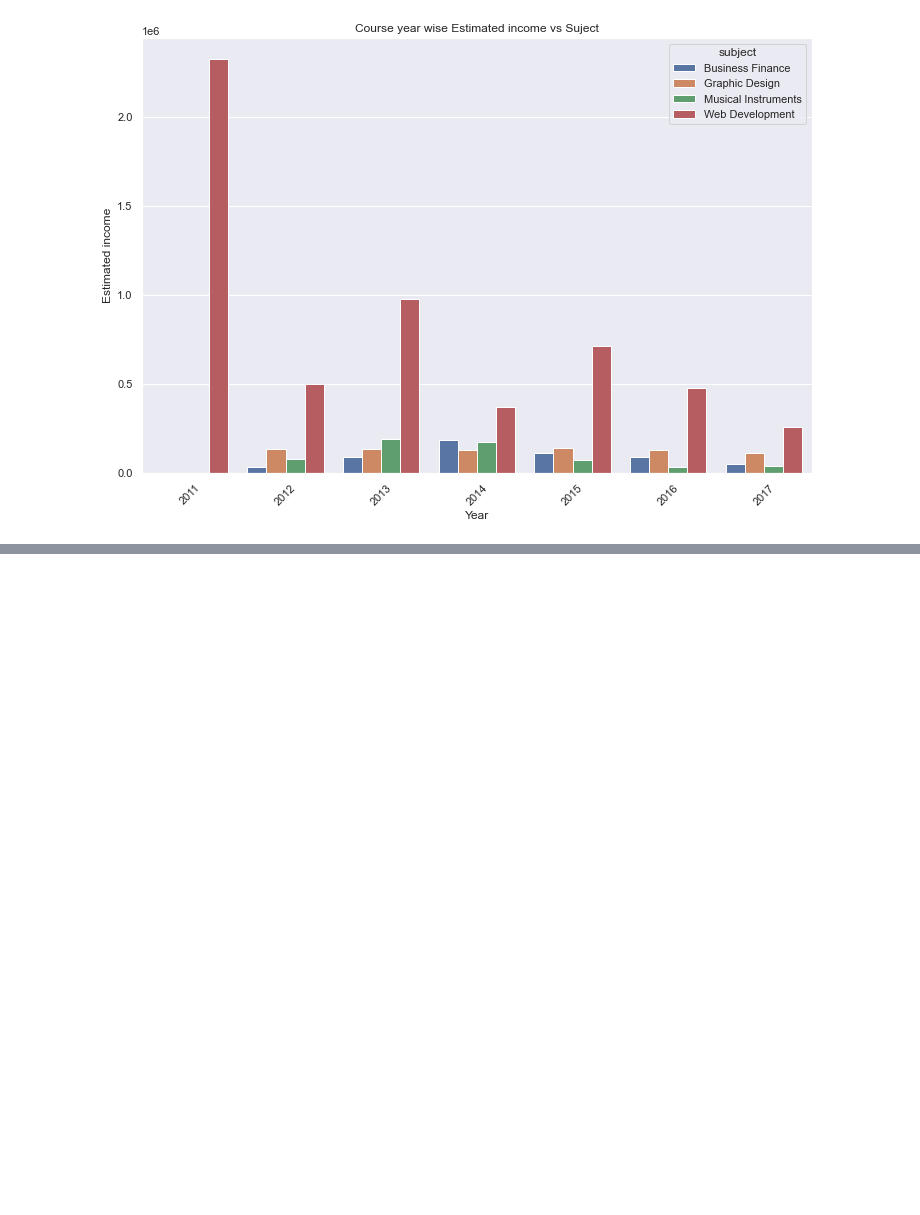
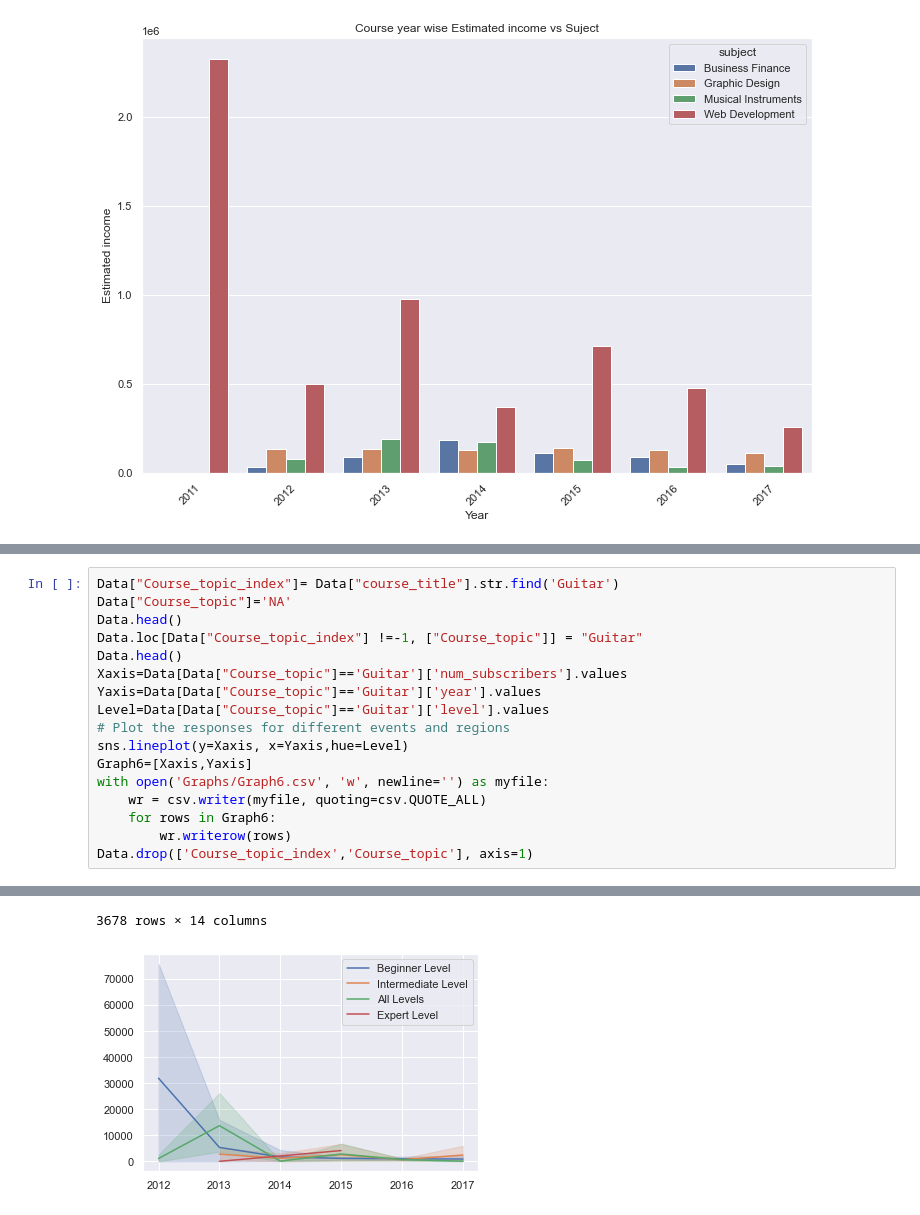
Before and after one commit to DibyaSadhukhan/ML_ACM, a Jupyter notebook: ISMWeek1.ipynb, the cells around one changed output, grey strips where cells are left out. Drawn from its saved outputs; the diff is of its cells as text; blank space fills up the shorter version.

```diff
--- a/ISMWeek1.ipynb
+++ b/ISMWeek1.ipynb
@@ -184,0 +246,18 @@ plt.show()
+# %%
+Data["Course_topic_index"]= Data["course_title"].str.find('Guitar')
+Data["Course_topic"]='NA'
+Data.head()
+Data.loc[Data["Course_topic_index"] !=-1, ["Course_topic"]] = "Guitar"
+Data.head()
+Xaxis=Data[Data["Course_topic"]=='Guitar']['num_subscribers'].values
+Yaxis=Data[Data["Course_topic"]=='Guitar']['year'].values
+Level=Data[Data["Course_topic"]=='Guitar']['level'].values
+# Plot the responses for different events and regions
+sns.lineplot(y=Xaxis, x=Yaxis,hue=Level)
+Graph6=[Xaxis,Yaxis]
+with open('Graphs/Graph6.csv', 'w', newline='') as myfile:
+    wr = csv.writer(myfile, quoting=csv.QUOTE_ALL)
+    for rows in Graph6:
+        wr.writerow(rows)
+Data.drop(['Course_topic_index','Course_topic'], axis=1)
+# %% [output]
@@ -184,0 +276,2 @@ plt.show()
+3678 rows × 14 columns
+[figure, added]
```
Also changed, not shown: parts of 7 cells of this notebook.
